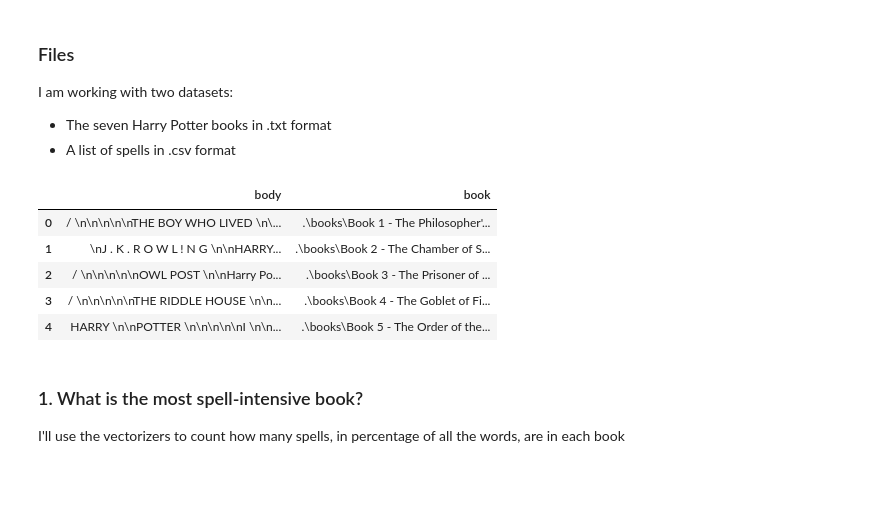
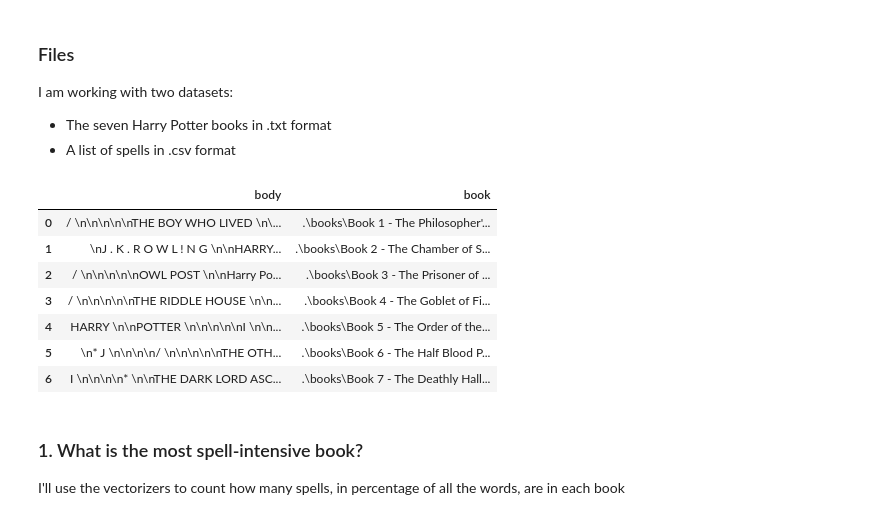
Before and after one commit to RodrigoMenegat/studio-projects, a Jupyter notebook: code/harry-potter-spells/harry-potter-spells.ipynb, the cells around one changed output. Drawn from its saved outputs; the diff is of its cells as text; code cells hidden in the pictures; blank space fills up the shorter version.

```diff
--- a/code/harry-potter-spells/harry-potter-spells.ipynb
+++ b/code/harry-potter-spells/harry-potter-spells.ipynb
@@ -20,18 +22,20 @@ books = glob.glob(r'.\books\*.txt')
 # %%
 # Putting the books into a dataframe
 contents = [open(book,encoding='Latin5').read() for book in books]
 books_df = pd.DataFrame({
     'book': books,
     'body': contents,
 })
-books_df.head()
+books_df
 # %% [output]
 |  | body | book |
 | 0 | / \n\n\n\n\nTHE BOY WHO LIVED \n\... | .\books\Book 1 - The Philosopher'... |
 | 1 | \nJ . K . R O W L ! N G \n\nHARRY... | .\books\Book 2 - The Chamber of S... |
 | 2 | / \n\n\n\n\nOWL POST \n\nHarry Po... | .\books\Book 3 - The Prisoner of ... |
 | 3 | / \n\n\n\n\nTHE RIDDLE HOUSE \n\n... | .\books\Book 4 - The Goblet of Fi... |
 | 4 | HARRY \n\nPOTTER \n\n\n\n\nI \n\n... | .\books\Book 5 - The Order of the... |
+| 5 | \n* J \n\n\n\n/ \n\n\n\n\nTHE OTH... | .\books\Book 6 - The Half Blood P... |
+| 6 | I \n\n\n\n* \n\nTHE DARK LORD ASC... | .\books\Book 7 - The Deathly Hall... |
 # %%
 # Reading in the list of spells
 spells = pd.read_csv('spells.csv')['spell'].tolist()
```
Also changed, not shown: parts of 16 cells of this notebook.
